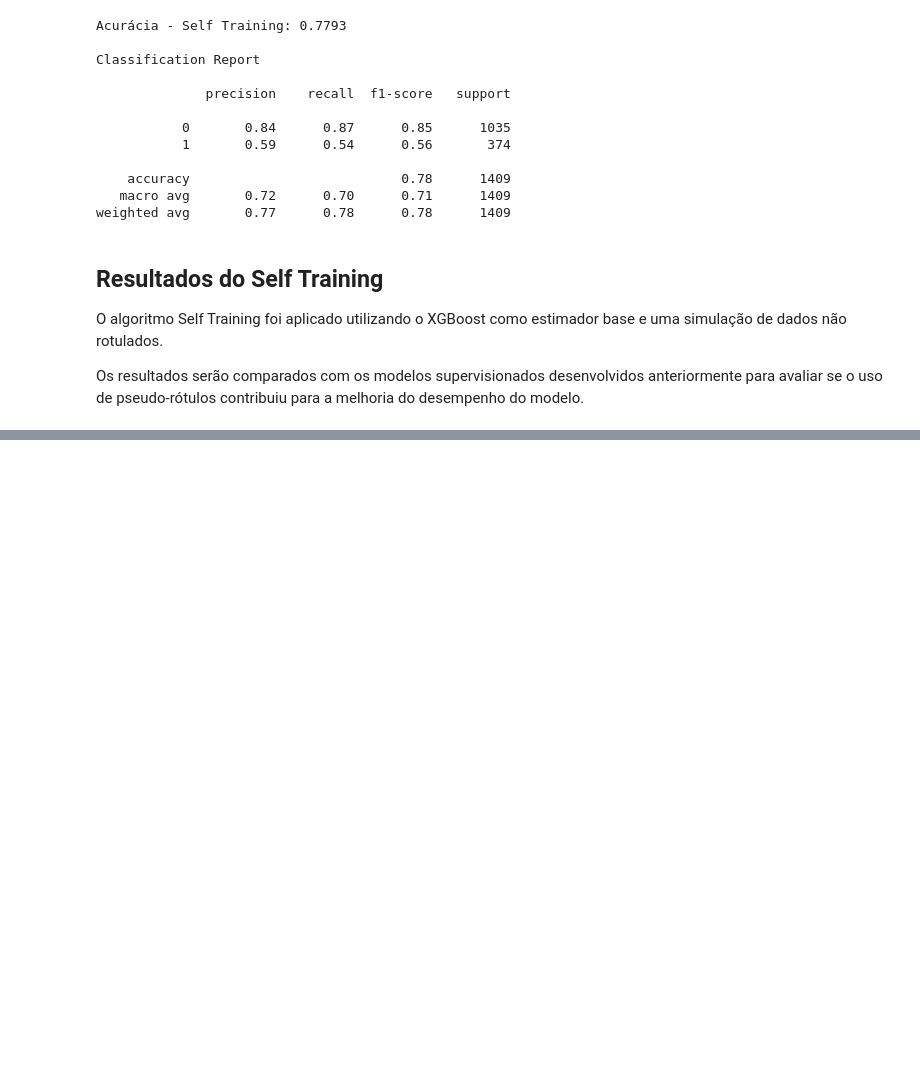
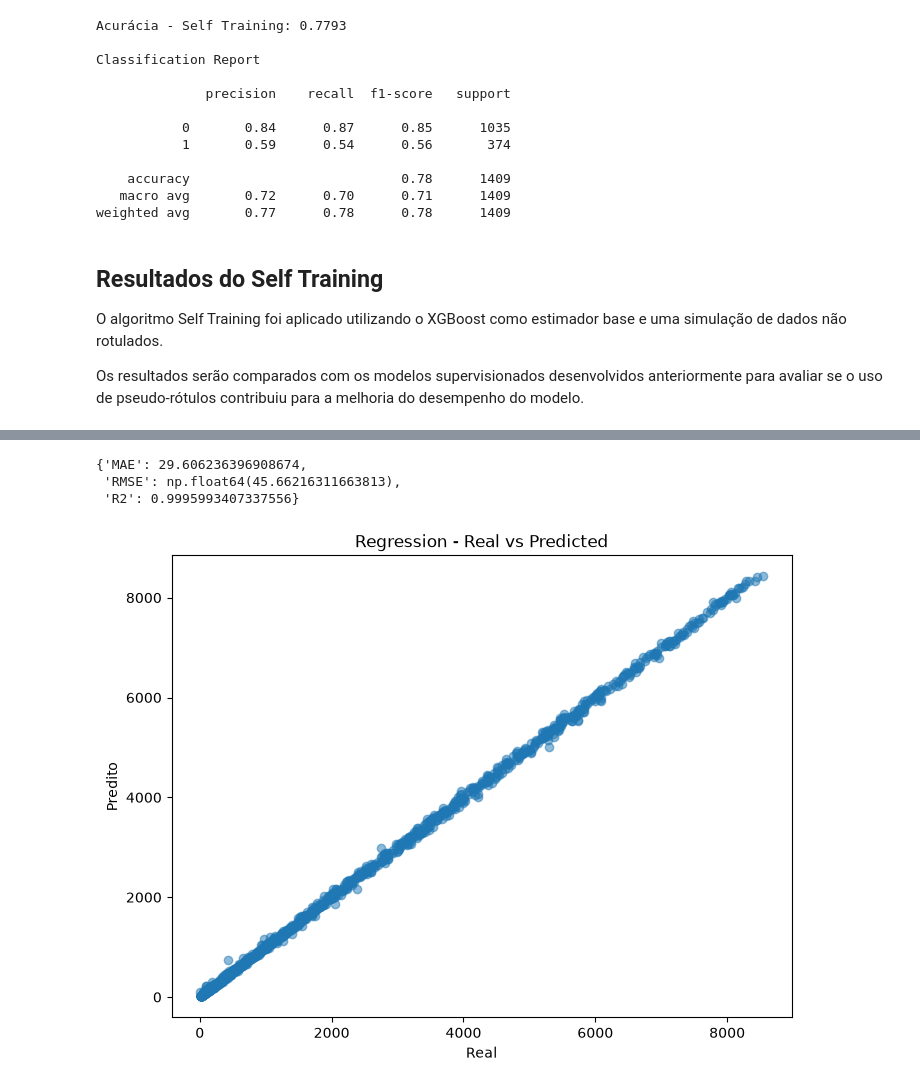
Before and after one commit to Vagnerkrg/advanced-classification-ml, a Jupyter notebook: notebooks/01_baseline_classification.ipynb, the cells around one changed output, grey strips where cells are left out. Drawn from its saved outputs; the diff is of its cells as text; code cells hidden in the pictures; blank space fills up the shorter version.

Commit message:
feat: finalize ML System v1.0 with trained model export

```diff
--- a/notebooks/01_baseline_classification.ipynb
+++ b/notebooks/01_baseline_classification.ipynb
@@ -379,0 +422,21 @@ Os resultados serão comparados com os modelos supervisionados desenvolvidos ant
+# %%
+X_reg = preprocess(df, target="customer_value")
+y_reg = df["customer_value"]
+# %%
+X_train, X_test, y_train, y_test = train_test_split(
+    X_reg,
+    y_reg,
+    test_size=0.2,
+    random_state=42
+)
+# %%
+model = XGBRegressor(
+    n_estimators=300,
+    learning_rate=0.05,
+    max_depth=6,
+    subsample=0.8,
+    colsample_bytree=0.8,
+    random_state=42
+)
+
+model.fit(X_train, y_train)
@@ -379,0 +455,25 @@ Os resultados serão comparados com os modelos supervisionados desenvolvidos ant
+# %%
+y_pred = model.predict(X_test)
+# %%
+def evaluate_regression(y_true, y_pred):
+    return {
+        "MAE": mean_absolute_error(y_true, y_pred),
+        "RMSE": np.sqrt(mean_squared_error(y_true, y_pred)),
+        "R2": r2_score(y_true, y_pred)
+    }
+
+metrics = evaluate_regression(y_test, y_pred)
+metrics
+# %% [output]
+{'MAE': 29.606236396908674,
+ 'RMSE': np.float64(45.66216311663813),
+ 'R2': 0.9995993407337556}
+# %%
+plt.figure(figsize=(8,6))
+plt.scatter(y_test, y_pred, alpha=0.5)
+plt.xlabel("Real")
+plt.ylabel("Predito")
+plt.title("Regression - Real vs Predicted")
+plt.show()
+# %% [output]
+[figure, added]
```
Also changed, not shown: parts of 13 cells of this notebook.
